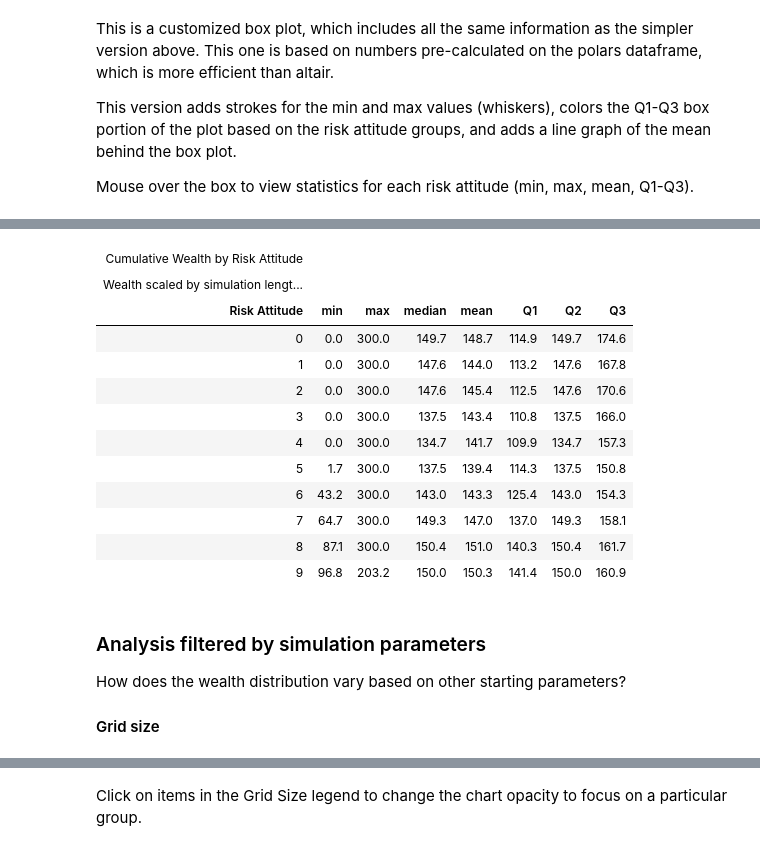
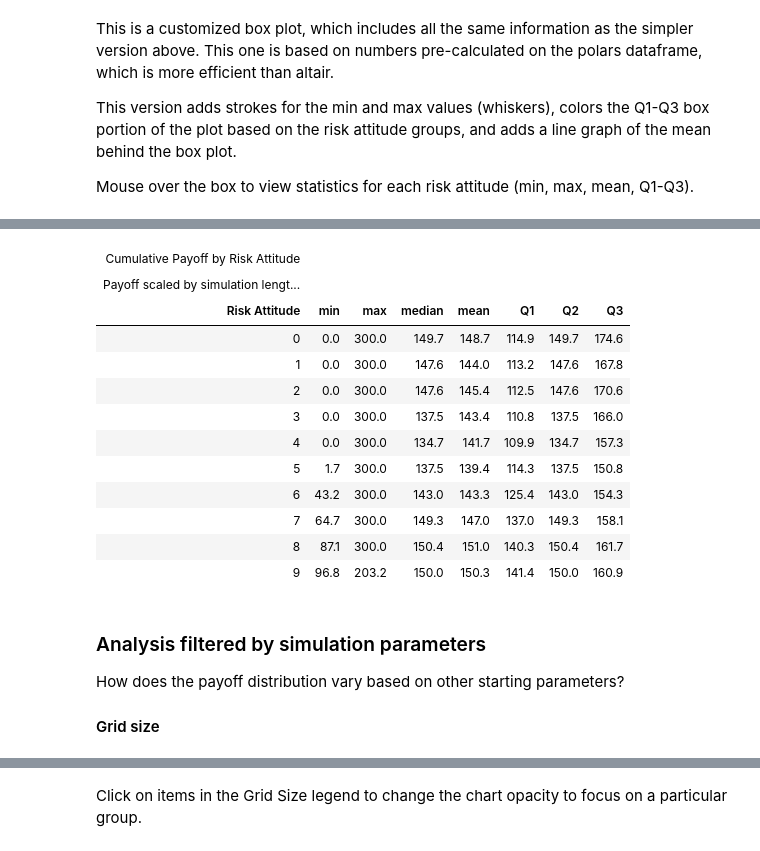
Before and after one commit to Princeton-CDH/simulating-risk, a Jupyter notebook: notebooks/hawkdovemulti_noadjust/analyze_batchrun_data.ipynb, the cells around one changed output, grey strips where cells are left out. Saved outputs shown, nothing was run; the diff lists cells and outputs as text; code cells hidden in the pictures.

```diff
--- a/notebooks/hawkdovemulti_noadjust/analyze_batchrun_data.ipynb
+++ b/notebooks/hawkdovemulti_noadjust/analyze_batchrun_data.ipynb
@@ -275,7 +285,7 @@ To check our scaling, we compared it with cumulative wealth at round 31 across a
 Calculate quartiles and other statistics and output as a table, for reference.
 # %%
 # Altair boxplot is calculating quartiles for us, but we can calculate them directly as well
-wealth_by_risk_attitude = agents_last_round_df.group_by("risk_attitude").agg(
+payoff_by_risk_attitude = agents_last_round_df.group_by("risk_attitude").agg(
     min=pl.col("scaled_points").min(),
     max=pl.col("scaled_points").max(),
     median=pl.col("scaled_points").median(),
@@ -341,17 +355,17 @@ custom_boxplot(wealth_by_risk_attitude).properties(title=wealthchart_title)
 # %% [output]
 [interactive output not drawn]
 # %%
-# output wealth by risk attitude as nicely styled table
+# output payoff by risk attitude as nicely styled table
 
-(wealth_by_risk_attitude
+(payoff_by_risk_attitude
     .rename({"risk_attitude": "Risk Attitude"})
-    .style.tab_header(title="Cumulative Wealth by Risk Attitude", subtitle="Wealth scaled by simulation length and play neighborhood")
+    .style.tab_header(title="Cumulative Payoff by Risk Attitude", subtitle="Payoff scaled by simulation length and play neighborhood")
     .fmt_number(decimals=1)
     .fmt_number("Risk Attitude", decimals=0)
 )
 # %% [output]
-| Cumulative Wealth by Risk Attitude |  |  |  |  |  |  |  |
-| Wealth scaled by simulation lengt... |  |  |  |  |  |  |  |
+| Cumulative Payoff by Risk Attitude |  |  |  |  |  |  |  |
+| Payoff scaled by simulation lengt... |  |  |  |  |  |  |  |
 | Risk Attitude | min | max | median | mean | Q1 | Q2 | Q3 |
 | 0 | 0.0 | 300.0 | 149.7 | 148.7 | 114.9 | 149.7 | 174.6 |
 | 1 | 0.0 | 300.0 | 147.6 | 144.0 | 113.2 | 147.6 | 167.8 |
@@ -401,7 +415,7 @@ def plot_mean_quartiles(df, field, field_label):
 # %% [markdown]
 ### Analysis filtered by simulation parameters
 
-How does the wealth distribution vary based on other starting parameters?
+How does the payoff distribution vary based on other starting parameters?
 
 #### Grid size
 # %%
```
Also changed, not shown: parts of 27 cells of this notebook, 4 other files.
